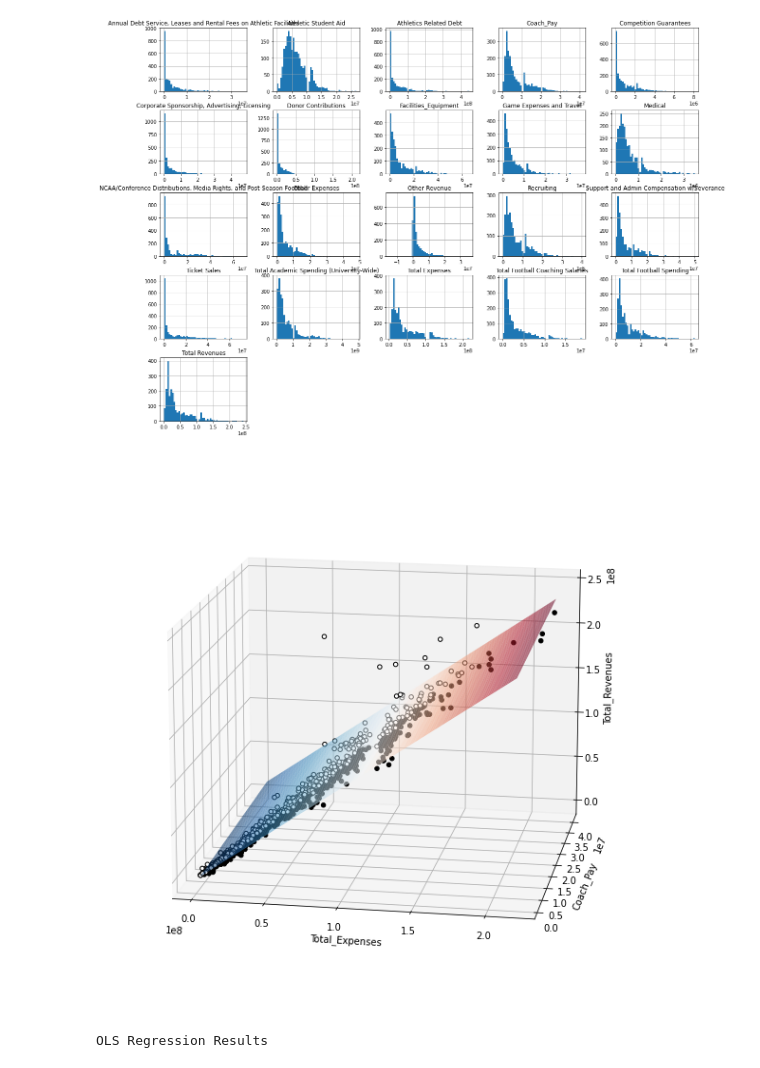
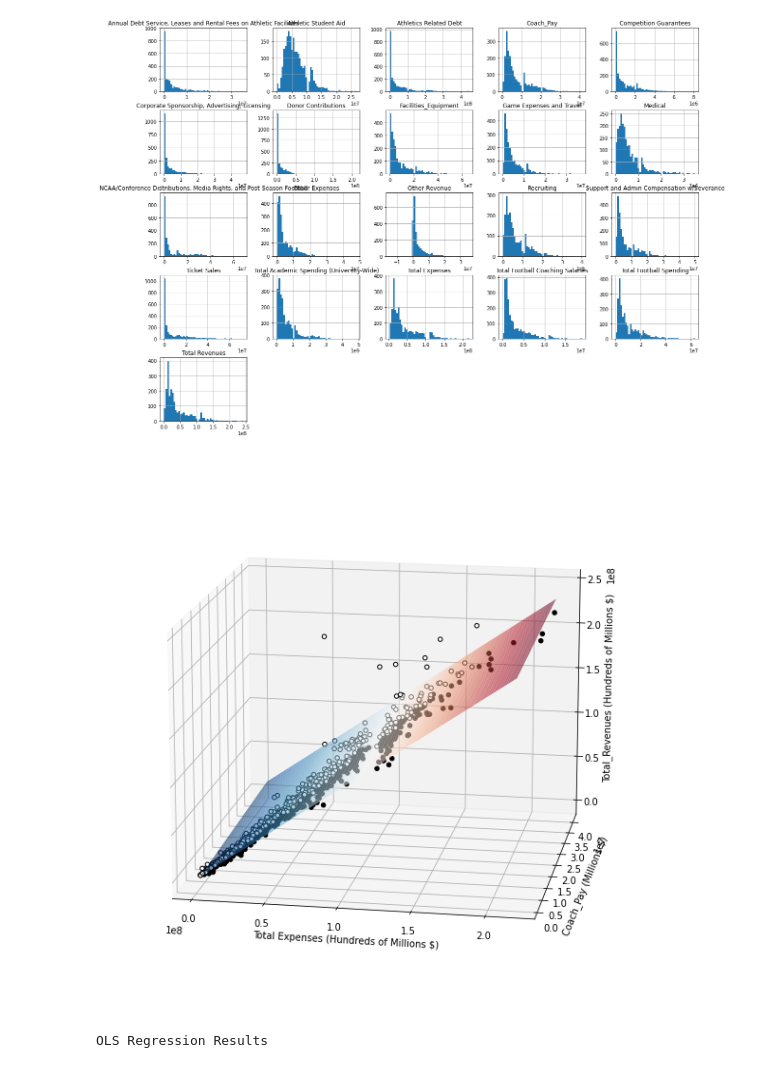
Before and after one commit to dpage02/FlutieEffect, a Jupyter notebook: Project_3/Cleaned_Resources/Expenses_MultiRegress_Model.ipynb, the cells around one changed output. Saved outputs shown, nothing was run; the diff lists cells and outputs as text; code cells hidden in the pictures.

Commit message:
fixed plots

```diff
--- a/Project_3/Cleaned_Resources/Expenses_MultiRegress_Model.ipynb
+++ b/Project_3/Cleaned_Resources/Expenses_MultiRegress_Model.ipynb
@@ -284,37 +268,37 @@ y = df['Total Revenues']
 X = sm.add_constant(X)
 est = sm.OLS(y, X).fit()
 
 # Create the 3d plot
 
 xx1, xx2 = np.meshgrid(np.linspace(X.Total_Expenses.min(), X.Total_Expenses.max(), 100),
                        np.linspace(X.Coach_Pay.min(), X.Coach_Pay.max(), 100))
 
 # plot the hyperplane by evaluating the parameters on the grid
 
 Z = est.params[0] + est.params[1] * xx1 + est.params[2] * xx2
 
 # create matplotlib 3d axes
 
 fig = plt.figure(figsize=(12, 8))
 ax = Axes3D(fig, azim=-80, elev=15)
 
 # plot hyperplane
 
 surf = ax.plot_surface(xx1, xx2, Z, cmap=plt.cm.RdBu_r, alpha=0.6, linewidth=0)
 
 # plot data points. points over the horizontal plane are white, points below are black
 
 resid = y - est.predict(X)
 ax.scatter(X[resid >= 0].Total_Expenses, X[resid >= 0].Coach_Pay, y[resid >= 0], color='black', alpha=1.0, facecolor='white')
 ax.scatter(X[resid < 0].Total_Expenses, X[resid < 0].Coach_Pay, y[resid < 0], color='black', alpha=1.0)
 
 # set axis labels
-ax.set_xlabel('Total_Expenses')
-ax.set_ylabel('Coach_Pay')
-ax.set_zlabel('Total_Revenues')
+ax.set_xlabel('Total Expenses (Hundreds of Millions $)')
+ax.set_ylabel('Coach_Pay (Millions $)')
+ax.set_zlabel('Total_Revenues (Hundreds of Millions $)')
 plt.savefig("multi_plot")
 # %% [output]
-[figure, old version]
+[figure, new version]
 # %%
 est.summary()
 # %% [output]
```
Also changed, not shown: parts of 3 cells of this notebook, 4 other files.
